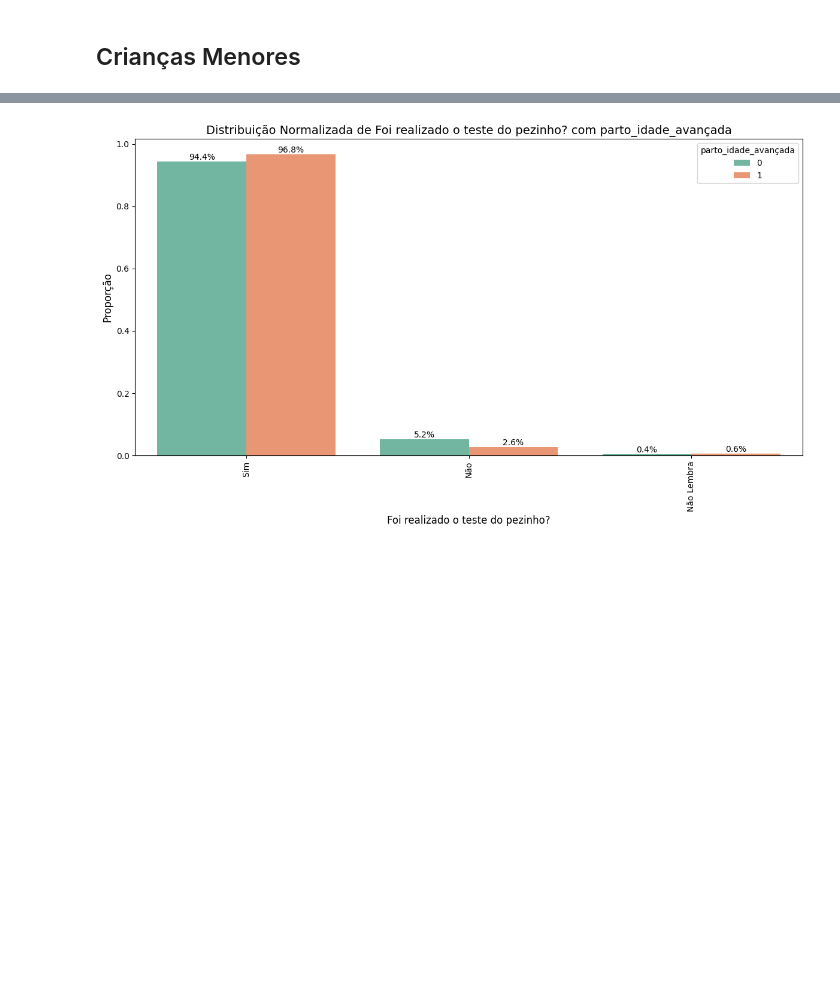
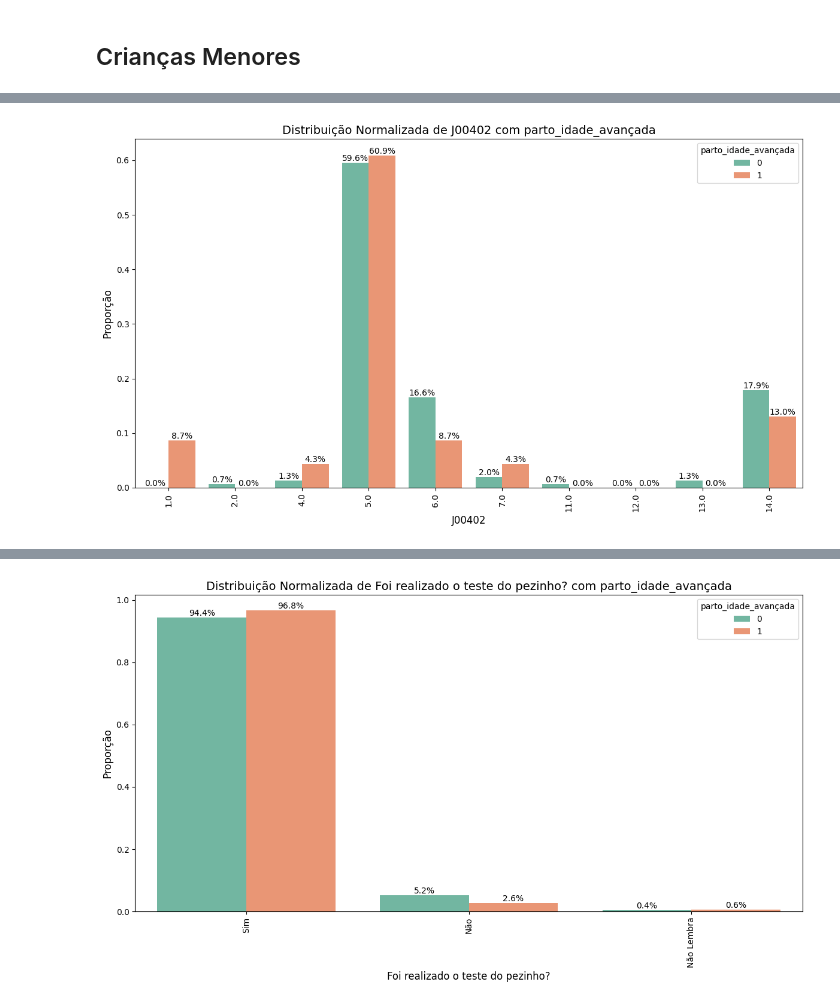
Before and after one commit to LeandroCoelhos/Notebook_PNS, a Jupyter notebook: 06_.ipynb, the cells around one changed output, grey strips where cells are left out. Saved outputs shown, nothing was run; the diff lists cells and outputs as text; code cells hidden in the pictures; blank space fills up the shorter version.

```diff
--- a/06_.ipynb
+++ b/06_.ipynb
@@ -1315,0 +1295,4 @@ df_menor['estado_vacinal'] = df_menor['estado_vacinal'].map({True:'Adequado', Fa
+# %%
+plot_with_hue_normalized(df_menor, 'J00402', 'parto_idade_avançada')# Algum motivo de saude impediu de realizar atividades habituais?
+# %% [output]
+[figure, added]
```
Also changed, not shown: parts of 33 cells of this notebook, 3 other files.
